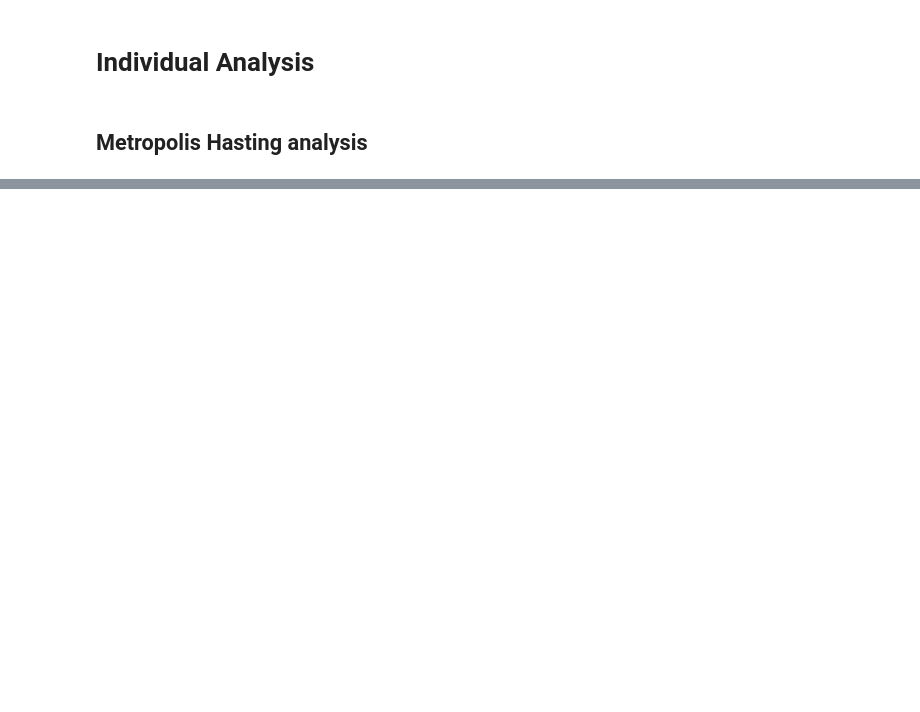
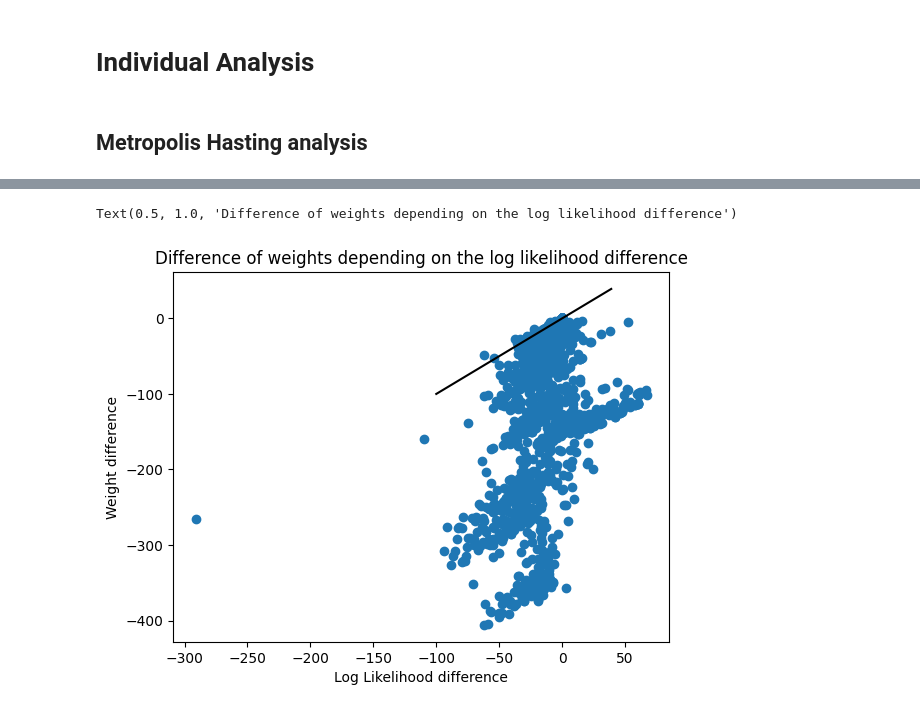
Before and after one commit to flowersteam/WorldLLM, a Jupyter notebook: analysis_MH.ipynb, the cells around one changed output, grey strips where cells are left out. Cells and saved outputs as stored; diff of their text form; code cells hidden in the pictures; blank space fills up the shorter version.

```diff
--- a/analysis_MH.ipynb
+++ b/analysis_MH.ipynb
@@ -122,3 +133,16 @@ Text(0.5, 1.0, 'Weights depending on the log likelihood difference')
+# %%
+#Compute difference between rule and previous rule
+# Find the position of the gloabl array given the branch and branch index
+_index = np.arange(all_likelihoods.shape[0]).repeat(all_likelihoods.shape[1]-1).reshape((all_likelihoods.shape[0], all_likelihoods.shape[1]-1))
+plt.figure()
+plt.scatter(all_likelihoods[:,:-1]- all_likelihoods[_index, all_prev_rules_ind[:,1:]], all_weights[:,:-1] - all_weights[_index, all_prev_rules_ind[:,1:]])
+plt.plot(np.arange(-100,40),np.arange(-100,40), color="black")
+plt.xlabel("Log Likelihood difference")
+plt.ylabel("Weight difference")
+plt.title("Difference of weights depending on the log likelihood difference")
+# %% [output]
+Text(0.5, 1.0, 'Difference of weights depending on the log likelihood difference')
+[figure, added]
 # %%
 # Plot violin plot of the log likelihood as a function of the seeds for both algorithms
 plt.figure()
```
Also changed, not shown: parts of 7 cells of this notebook, 1 other file.
